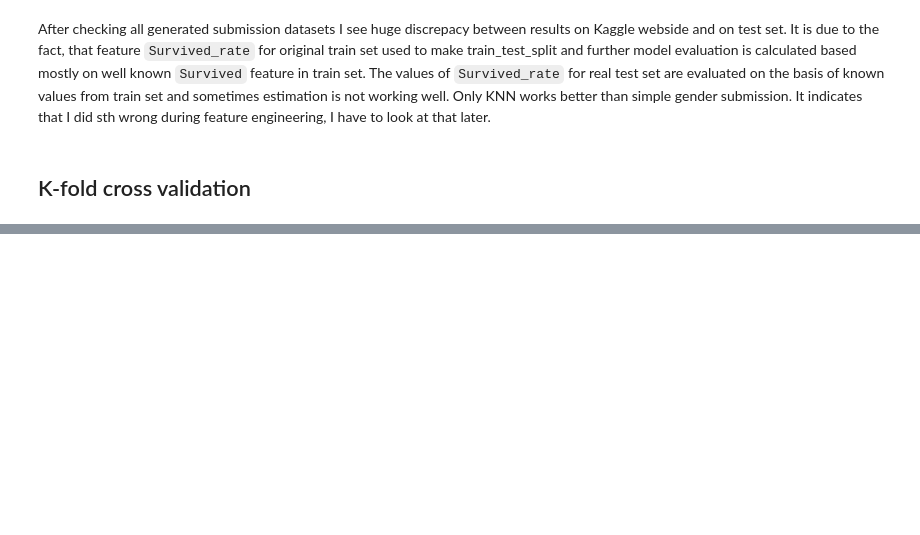
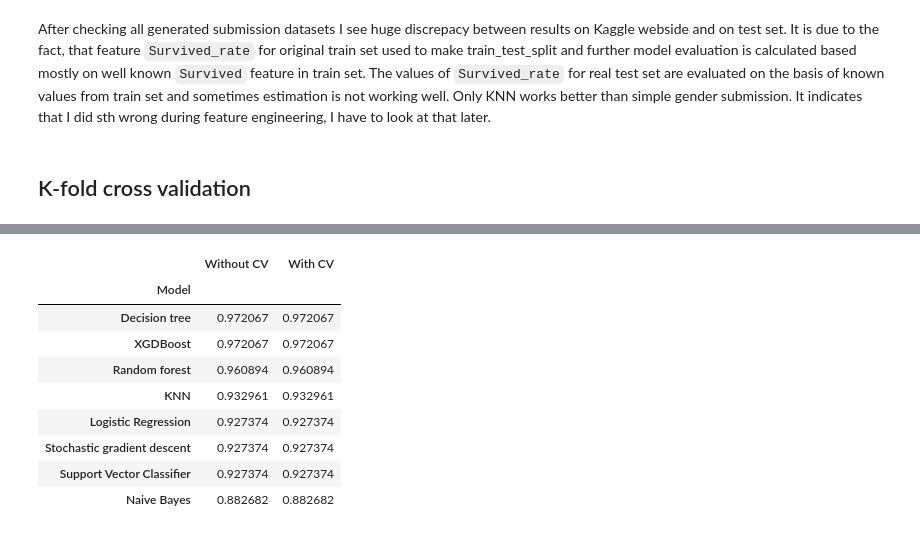
Before and after one commit to JoannaKG/Data-science-learning, a Jupyter notebook: Titanic/2. Prediction model.ipynb, the cells around one changed output, grey strips where cells are left out. Drawn from its saved outputs; the diff is of its cells as text; code cells hidden in the pictures; blank space fills up the shorter version.

```diff
--- a/Titanic/2. Prediction model.ipynb
+++ b/Titanic/2. Prediction model.ipynb
@@ -36,4 +36,5 @@ y = df_train['Survived']
 # %% [markdown]
 I will split train data into train and test set in order to check quality of prediction on test set
 # %%
-X_train, X_test, y_train, y_test = train_test_split(X, y, test_size=0.2, random_state=1)
+X_train_s, X_test_s, y_train, y_test = train_test_split(X, y, test_size=0.2, random_state=1)
+X_Kaggle_s = df_Kaggle.drop(columns=drop_columns)
@@ -298,2 +363,35 @@ importances.plot.bar(figsize=(10,6))
 # %%
 # pd.read_csv('E:\\PycharmProjects\\Kaggle\\Titanic\\data\\summary.csv').sort_values(by='publicScore', ascending = False)
+# %%
+model_names = []
+accuracy = []
+
+for model_name, model in models.items():
+    if model_name == 'KNN':
+        X_train = X_train_sc
+        X_test = X_test_sc
+        X_Kaggle = X_Kaggle_sc
+    else:
+        X_train = X_train_s
+        X_test = X_test_s
+        X_Kaggle = X_Kaggle_s
+
+    scores = cross_val_score(model, X_train, y_train, cv=10, scoring = "accuracy")
+    print("Scores:", scores)
+    print("Mean:", scores.mean())
+    print("Standard Deviation:", scores.std())
+
+    model.fit(X_train, y_train)
+    y_Kaggle = model.predict(X_Kaggle)
+    y_pred = model.predict(X_test)
+    submission = save(y_Kaggle, model_name)
+    print('\n'+model_name)
+    model_names.append(model_name)
+    report(y_pred)
+    acc = accuracy_score(y_test, y_pred)
+    print('Accuracy: ' + str(round(acc,3)))
+    accuracy.append(acc)
+    model.score(X_train, y_train)
+
+    acc_model = round(model.score(X_train, y_train) * 100, 2)
+    print('Accuracy: ', round(acc_model,2,), "%")
@@ -299,0 +416,20 @@ importances.plot.bar(figsize=(10,6))
+# %%
+results = pd.DataFrame({
+    'Model': model_names,
+    'Score': accuracy})
+result_df_cv = results.sort_values(by='Score', ascending=False)
+result_df_cv = result_df_cv.set_index('Model')
+summary = pd.merge(result_df, result_df_cv, on='Model',how='inner')
+summary.columns = ['Without CV', 'With CV']
+summary
+# %% [output]
+|  | Without CV | With CV |
+| Model |  |  |
+| Decision tree | 0.972067 | 0.972067 |
+| XGDBoost | 0.972067 | 0.972067 |
+| Random forest | 0.960894 | 0.960894 |
+| KNN | 0.932961 | 0.932961 |
+| Logistic Regression | 0.927374 | 0.927374 |
+| Stochastic gradient descent | 0.927374 | 0.927374 |
+| Support Vector Classifier | 0.927374 | 0.927374 |
+| Naive Bayes | 0.882682 | 0.882682 |
```
Also changed, not shown: parts of 21 cells of this notebook.
